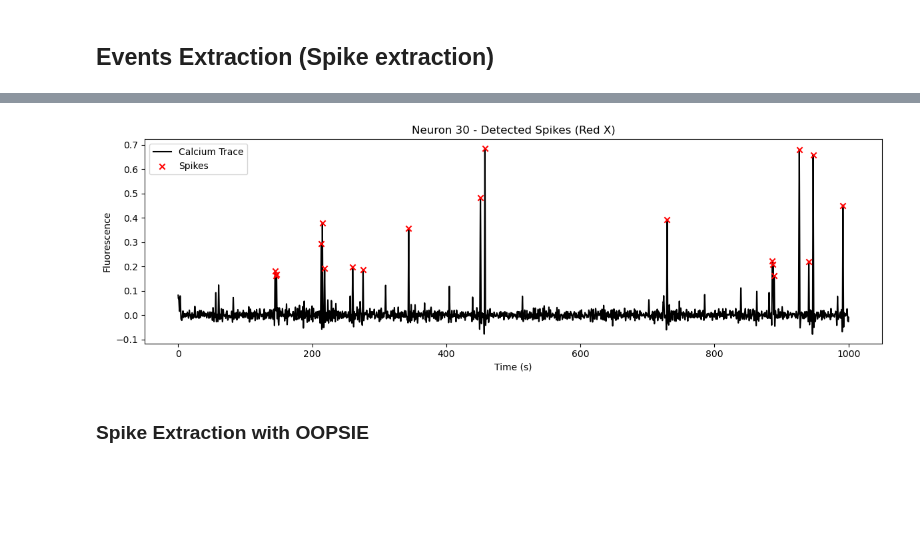
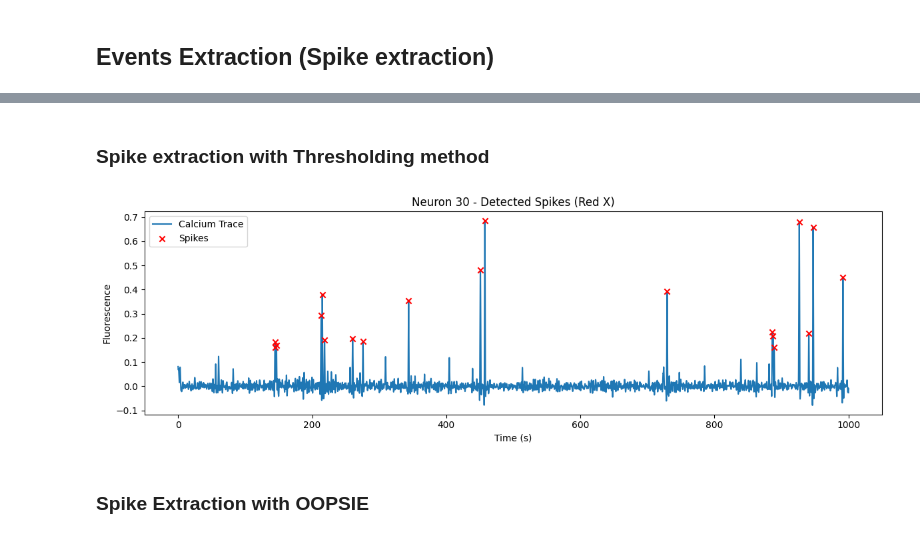
Before and after one commit to luciaganton/Neural-Data-Science, a Jupyter notebook: practical02_Agnese.ipynb, the cells around one changed output, grey strips where cells are left out. Saved outputs shown, nothing was run; the diff lists cells and outputs as text; code cells hidden in the pictures; blank space fills up the shorter version.

```diff
--- a/practical02_Agnese.ipynb
+++ b/practical02_Agnese.ipynb
@@ -587,0 +563,2 @@ print(spikes_custom.head())
+# %% [markdown]
+### Spike extraction with Thresholding method
@@ -605,34 +625,34 @@ def plot_detected_spikes(trace, spike_idxs, fs=30, neuron_id="neuron_id", window
         idx_end = int(end * fs)
         t = t[idx_start:idx_end]
         trace = trace[idx_start:idx_end]
         spike_idxs = (
             spike_idxs[(spike_idxs >= idx_start) & (spike_idxs < idx_end)] - idx_start
         )
 
     plt.figure(figsize=(12, 4))
-    plt.plot(t, trace, label="Calcium Trace", color="black")
+    plt.plot(t, trace, label="Calcium Trace")
     plt.scatter(
         t[spike_idxs],
         trace[spike_idxs],
         color="red",
         marker="x",
         label="Spikes",
         zorder=3,
     )
     plt.xlabel("Time (s)")
     plt.ylabel("Fluorescence")
     plt.title(f"Neuron {neuron_id} - Detected Spikes (Red X)")
     plt.legend()
     plt.tight_layout()
     plt.show()
 
 
 neuron_id = 30
 trace = filtered_trace[neuron_id]
 spike_idxs = spikes_custom[spikes_custom["Neuron"] == neuron_id]["TimeIdx"].values
 
 plot_detected_spikes(trace, spike_idxs, fs=fs, neuron_id=neuron_id, window=(0, 1000))
 # %% [output]
-[figure, old version]
+[figure, new version]
 # %% [markdown]
 ### Spike Extraction with OOPSIE
```
Also changed, not shown: parts of 34 cells of this notebook.
